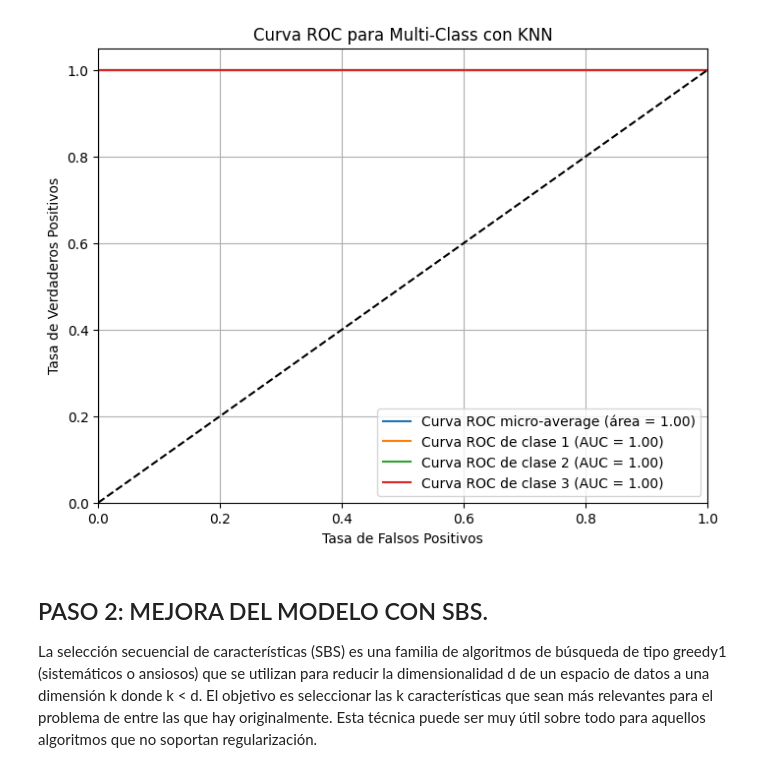
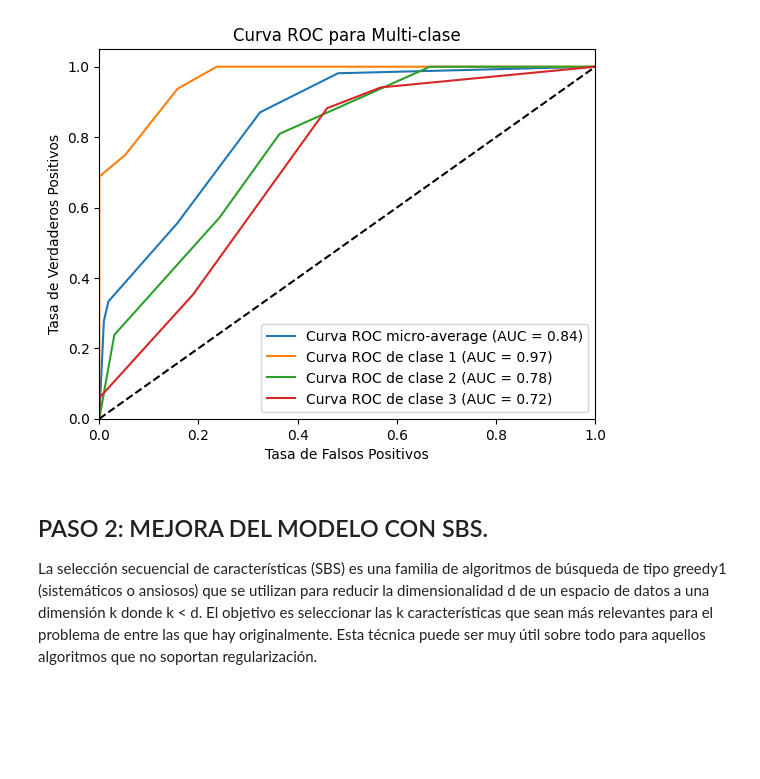
Before and after one commit to SamuehFDEZ/MachineLearning, a Jupyter notebook: saa/U2_AprendizajeSupervisado/U02_P04_Clasificacion/saa_02_p04_a3_sam_art_lop.ipynb, the cells around one changed output. Drawn from its saved outputs; the diff is of its cells as text; code cells hidden in the pictures; blank space fills up the shorter version.

```diff
--- a/saa/U2_AprendizajeSupervisado/U02_P04_Clasificacion/saa_02_p04_a3_sam_art_lop.ipynb
+++ b/saa/U2_AprendizajeSupervisado/U02_P04_Clasificacion/saa_02_p04_a3_sam_art_lop.ipynb
@@ -100,43 +114,41 @@ weighted avg       1.00      1.00      1.00        54
 # %%
+# Curva ROC y AUC con predict_proba()
 from sklearn.metrics import roc_curve, auc
-from sklearn.preprocessing import label_binarize
-
-# Binarizar las etiquetas para ROC
-y_test_bin = label_binarize(y_test, classes=[1, 2, 3])
-y_score = ovo_knn.predict_proba(X_test_scaled)  # Obtener probabilidades en vez de etiquetas
+import matplotlib.pyplot as plt
+from sklearn.preprocessing import label_binarize, StandardScaler
 
 fpr = dict()
 tpr = dict()
 roc_auc = dict()
+clases = df_vino['Class'].unique()  # Diferentes clases: diferentes valores de Class
+n_clases = clases.shape[0]  # Cantidad de clases diferentes
+y_test_bin = label_binarize(y_test, classes=[1, 2, 3])  # Binarizar el test
+y_score = modelo_knn.predict_proba(X_test)  # Usar predict_proba en lugar de decision_function
 
-n_classes = y_test_bin.shape[1]  # Número de clases
+# Calcular la curva ROC y AUC para cada clase
+for i in range(n_clases):
+    fpr[i], tpr[i], _ = roc_curve(y_test_bin[:, i], y_score[:, i])
+    roc_auc[i] = auc(fpr[i], tpr[i])
 
-for i in range(n_classes):
-    fpr[i], tpr[i], _ = roc_curve(y_test_bin[:, i], y_score[:, i])
-    roc_auc[i] = auc(fpr[i], tpr[i])  # Calcular AUC
+# Calcular la curva ROC y AUC para la media micro
+fpr["micro"], tpr["micro"], _ = roc_curve(y_test_bin.ravel(), y_score.ravel())
+roc_auc["micro"] = auc(fpr["micro"], tpr["micro"])  # micro-promedio ROC y AUC
 
-# Curva ROC micro-promediada
-fpr["micro"], tpr["micro"], _ = roc_curve(y_test_bin.ravel(), y_score.ravel())
-roc_auc["micro"] = auc(fpr["micro"], tpr["micro"])
-
-# Graficar la curva ROC
-plt.figure(figsize=(8, 6))
-plt.plot(fpr["micro"], tpr["micro"], label='Curva ROC micro-average (área = {0:0.2f})'.format(roc_auc["micro"]))
-
-for i in range(n_classes):
-    plt.plot(fpr[i], tpr[i], label='Curva ROC de clase {0} (AUC = {1:0.2f})'.format(i+1, roc_auc[i]))
-
-plt.plot([0, 1], [0, 1], 'k--')
+# Dibujar la curva ROC
+plt.figure()
+plt.plot(fpr["micro"], tpr["micro"], label='Curva ROC micro-average (AUC = {0:0.2f})'.format(roc_auc["micro"]))
+for i in range(n_clases):
+    plt.plot(fpr[i], tpr[i], label='Curva ROC de clase {0} (AUC = {1:0.2f})'.format(clases[i], roc_auc[i]))
+plt.plot([0, 1], [0, 1], 'k--')  # Línea diagonal
 plt.xlim([0.0, 1.0])
 plt.ylim([0.0, 1.05])
 plt.xlabel('Tasa de Falsos Positivos')
 plt.ylabel('Tasa de Verdaderos Positivos')
-plt.title('Curva ROC para Multi-Class con KNN')
+plt.title('Curva ROC para Multi-clase')
 plt.legend(loc="lower right")
-plt.grid()
 plt.show()
 # %% [output]
-[figure, old version]
+[figure, new version]
 # %% [markdown]
 ## PASO 2: MEJORA DEL MODELO CON SBS.
  La selección secuencial de características (SBS) es una familia de algoritmos de búsqueda de tipo
```
Also changed, not shown: parts of 32 cells of this notebook, 1 other file.
